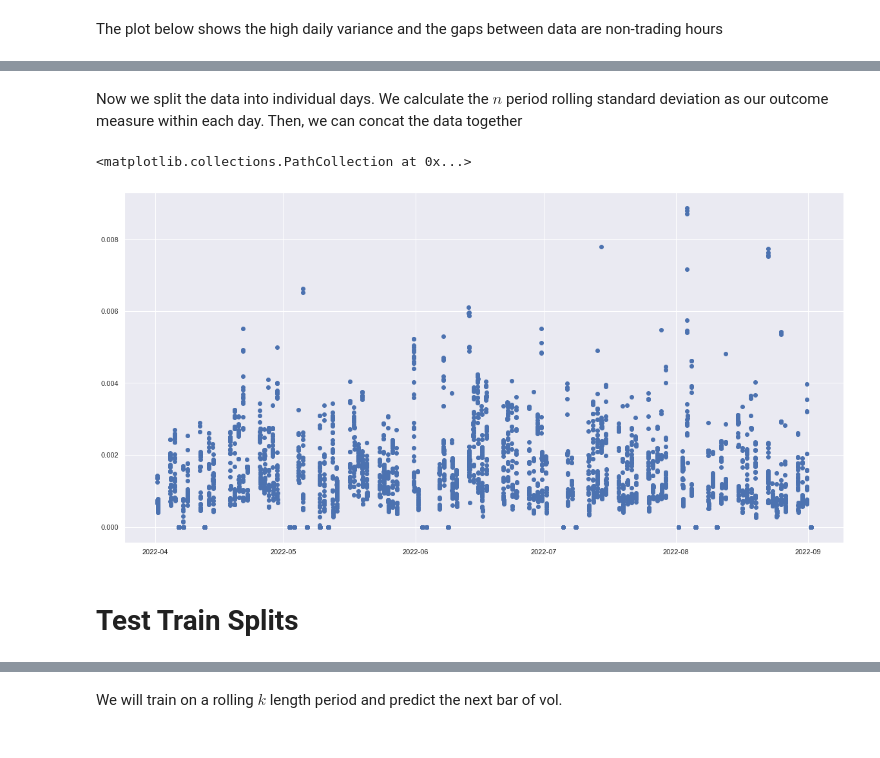
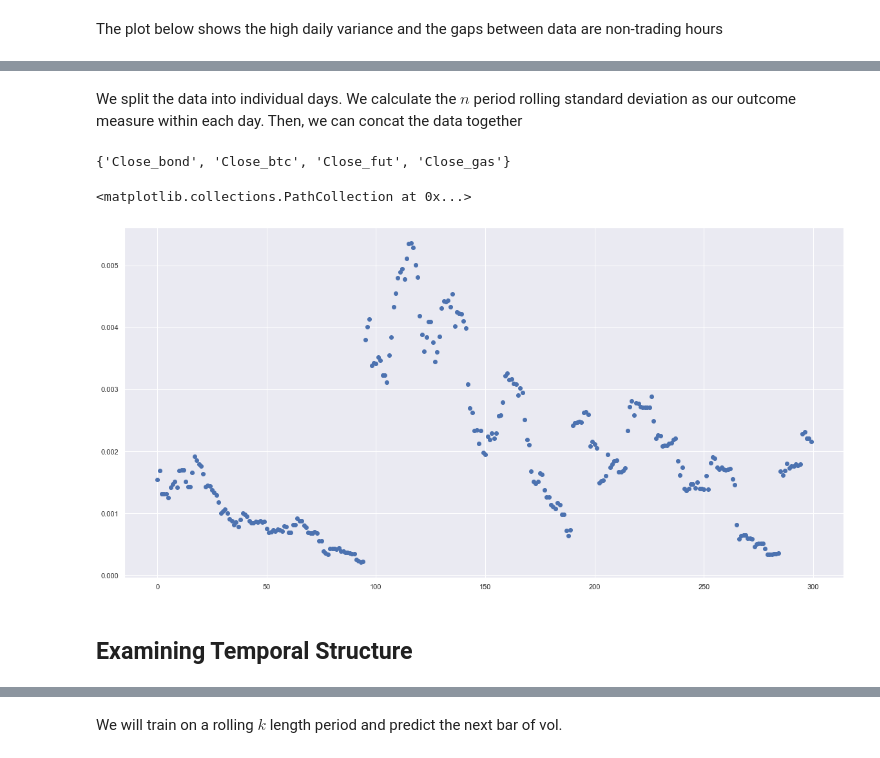
Before and after one commit to sorendunn/Forecasting-Realized-Volatility-for-Crude-Oil-Futures-with-High-Frequency-Data, a Jupyter notebook: Final Project.ipynb, the cells around one changed output, grey strips where cells are left out. Drawn from its saved outputs; the diff is of its cells as text; code cells hidden in the pictures.

Commit message:
Add files via upload
Finished data processing

```diff
--- a/Final Project.ipynb
+++ b/Final Project.ipynb
@@ -123,4 +125,5 @@ Cut to market hours
 df['date'] = df.apply(lambda x: dt.datetime.strptime(str(x.name), '%Y-%m-%d %H:%M:%S').date(), axis=1)
 df['time'] = df.apply(lambda x: dt.datetime.strptime(str(x.name), '%Y-%m-%d %H:%M:%S').time(), axis=1)
 # %%
-df = df.loc[ (df['time']>dt.time(9)) & (df['time']<dt.time(16)) ]
+df = df.loc[ (df['time']>dt.time(7)) & (df['time']<dt.time(16)) ]
+df = df[df.index.dayofweek < 5]
@@ -168,3 +154,0 @@ Calculate log returns for each feature.
-# %%
-for feat in set(df.columns) - {'date', 'time'}:
-    df[feat] = np.log( df[feat] / df[feat].shift(1) )
@@ -192,2 +154,0 @@ Fill nulls with spline interpolation.
-# %%
-df = df.interpolate(method='spline', order=3)
@@ -217,2 +169,2 @@ days = list(set([d.date() for d in df.index]))
 # %% [markdown]
-Now we split the data into individual days.  We calculate the $n$ period rolling standard deviation as our outcome measure within each day.  Then, we can concat the data together
+We split the data into individual days.  We calculate the $n$ period rolling standard deviation as our outcome measure within each day.  Then, we can concat the data together
@@ -219,18 +173,26 @@ Now we split the data into individual days.  We calculate the $n$ period rolling
+# %%
+set(df.columns) - {'date', 'time'}
+# %% [output]
+{'Close_bond', 'Close_btc', 'Close_fut', 'Close_gas'}
 # %%
 n=12
 day_dict = {}
 for day in days:
+
     day_dict[day] = df.loc[df['date'] == day]
     del day_dict[day]['date']
 
+    for feat in set(df.columns) - {'date', 'time'}:
+        day_dict[day][feat] = np.log( day_dict[day][feat] / day_dict[day][feat].shift(1) )
+
     day_dict[day][str(n)+'_oil_std'] = day_dict[day].rolling(n)['Close_fut'].std()
     day_dict[day] = day_dict[day][n:]
 # %%
-concat = pd.concat(day_dict.values())[str(n)+'_oil_std']
+concat = pd.concat(day_dict.values())
 plt.subplots(figsize=(20,10))
-plt.scatter(concat.index, concat)
+plt.scatter(range(300), concat[:300].reset_index(drop=True)[str(n)+'_oil_std'])
 # %% [output]
 <matplotlib.collections.PathCollection at 0x...>
-[figure, old version]
+[figure, new version]
-# %% [markdown]
-# Test Train Splits
+# %% [markdown]
+## Examining Temporal Structure
```
Also changed, not shown: parts of 38 cells of this notebook.
